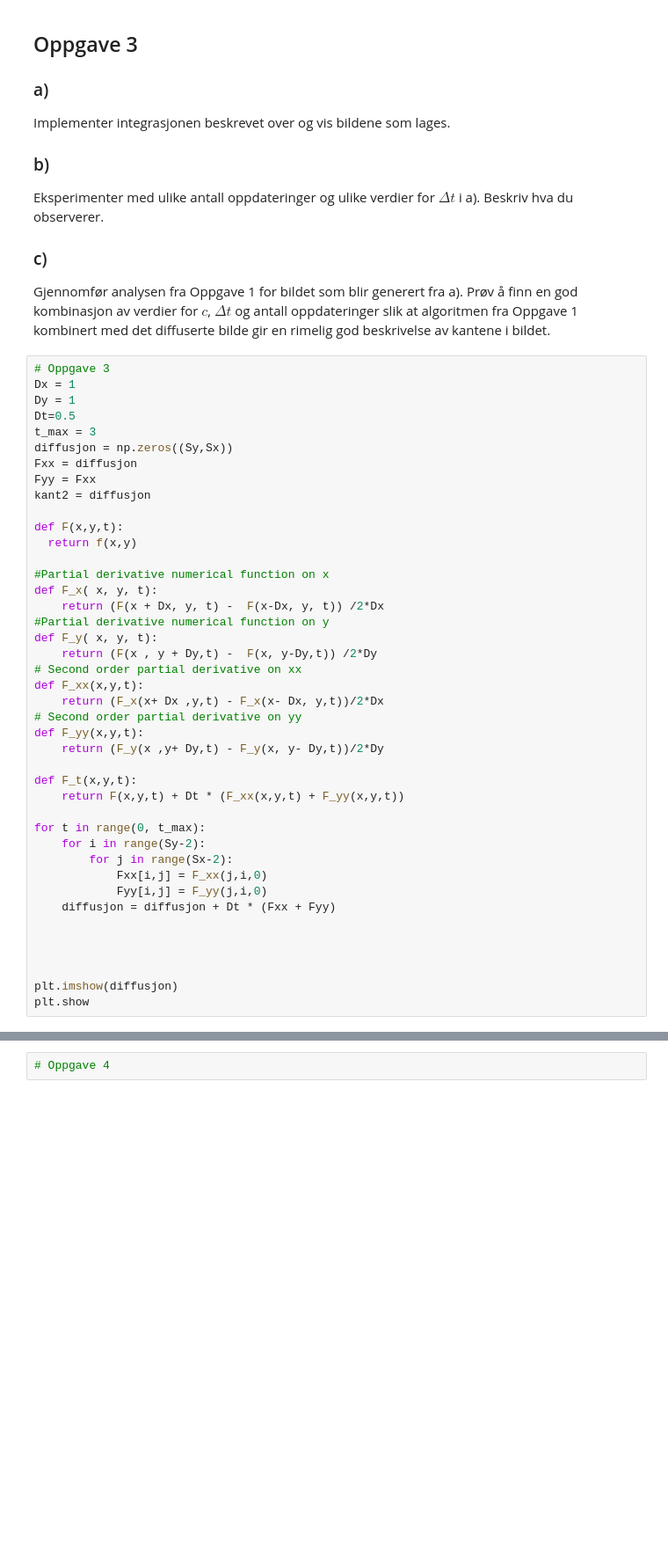
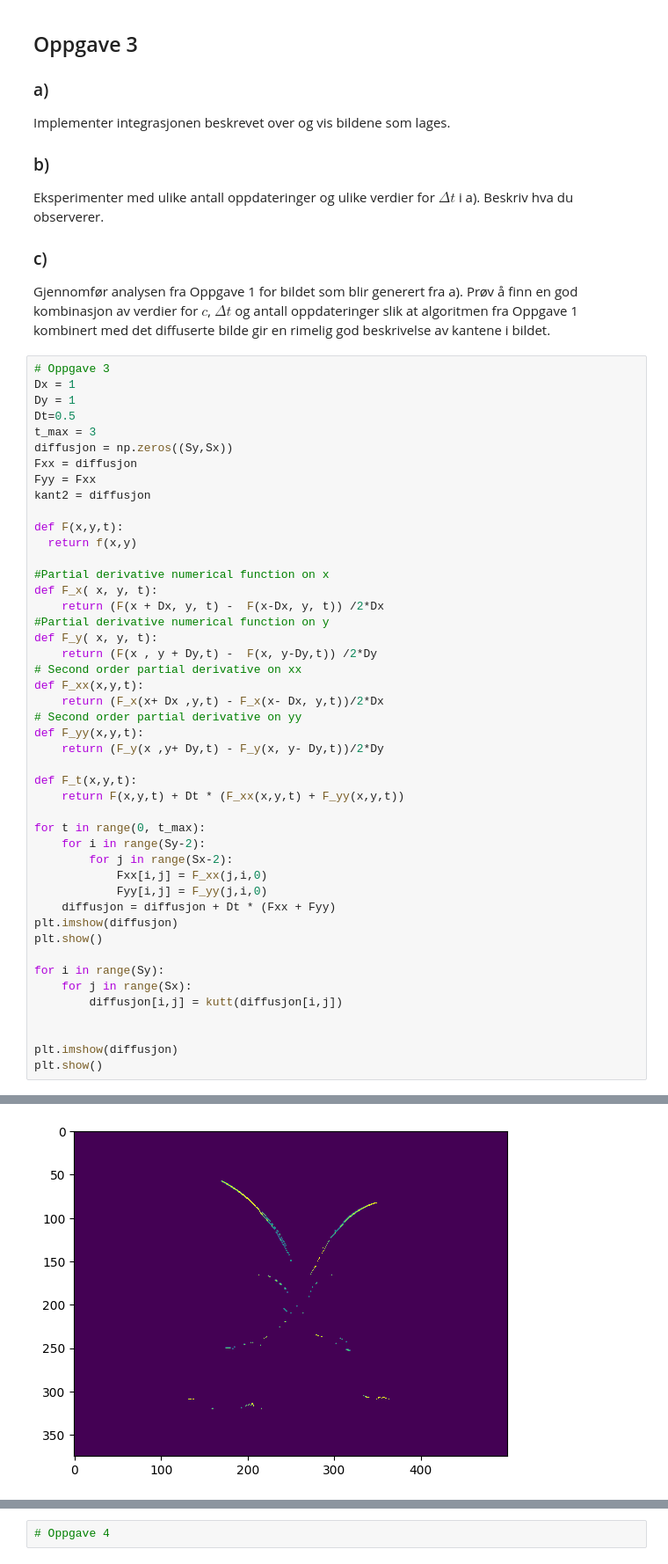
Before and after one commit to AugOks/Gruppe5Prosjekt, a Jupyter notebook: D_data.ipynb, the cells around one changed output, grey strips where cells are left out. Shown: that part at 88% size. Cells and saved outputs as stored; diff of their text form; blank space fills up the shorter version.

```diff
--- a/D_data.ipynb
+++ b/D_data.ipynb
@@ -353,10 +353,14 @@ for t in range(0, t_max):
             Fxx[i,j] = F_xx(j,i,0)
             Fyy[i,j] = F_yy(j,i,0)
     diffusjon = diffusjon + Dt * (Fxx + Fyy)
+plt.imshow(diffusjon)
+plt.show()
 
-
+for i in range(Sy):
+    for j in range(Sx):
+        diffusjon[i,j] = kutt(diffusjon[i,j])
 
 
 plt.imshow(diffusjon)
-plt.show
+plt.show()
 # %% [output]
@@ -364,4 +367,5 @@ plt.show
 [figure]
+[figure, added]
 # %% [markdown]
 ## 4. Mer diffusjon på et bilde
 
```
Also changed, not shown: parts of 1 cell of this notebook.
